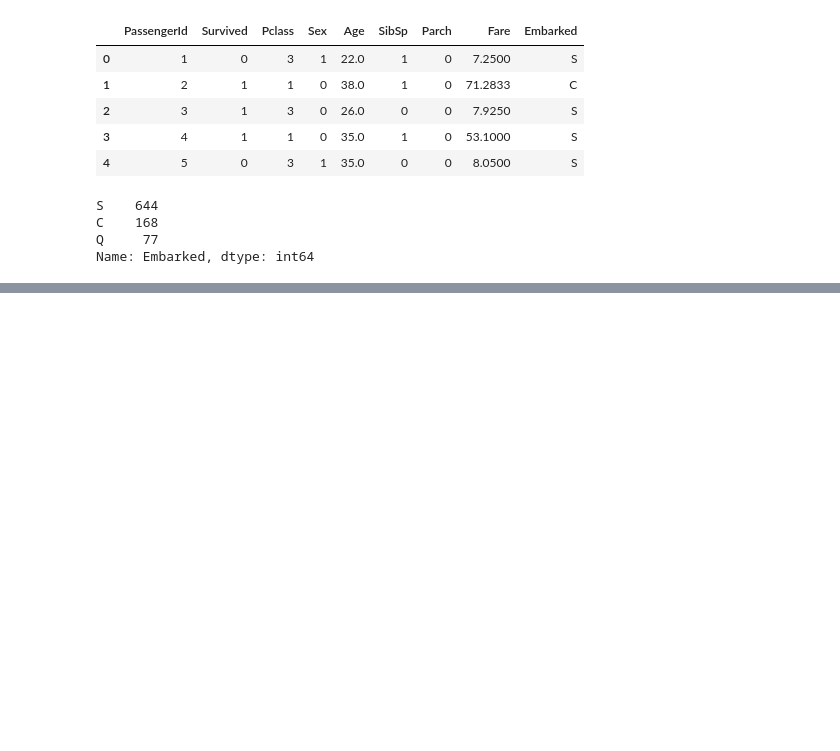
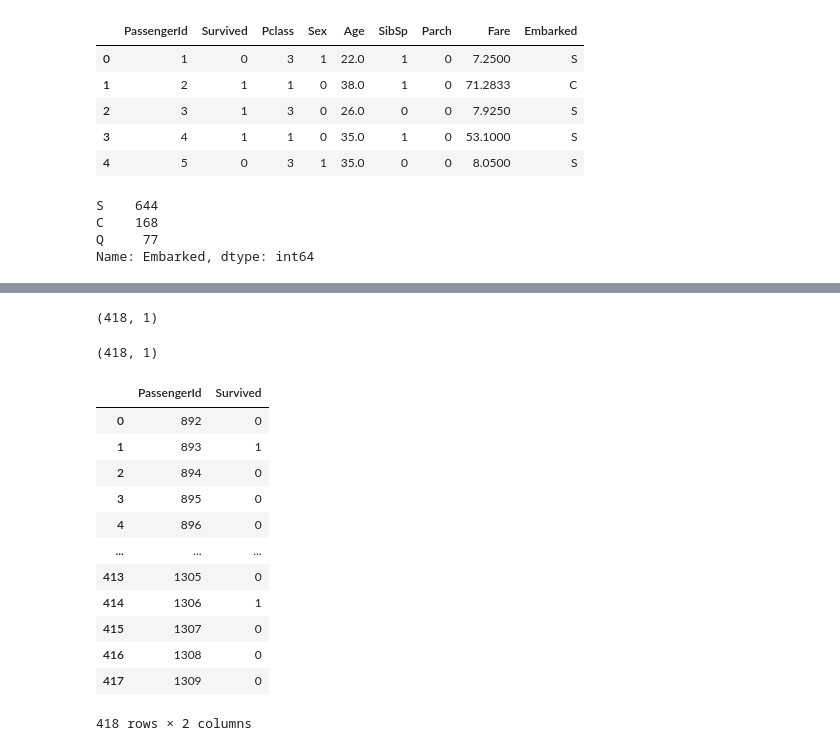
Before and after one commit to udaykirankavaturu/kaggle-titanic, a Jupyter notebook: titanic-competition.ipynb, the cells around one changed output, grey strips where cells are left out. Saved outputs shown, nothing was run; the diff lists cells and outputs as text; code cells hidden in the pictures; blank space fills up the shorter version.

```diff
--- a/titanic-competition.ipynb
+++ b/titanic-competition.ipynb
@@ -188,0 +238,2 @@ Epoch 20/20
+# %%
+y_pred = model.predict(df_encoded)
@@ -188,0 +242,32 @@ Epoch 20/20
+# %%
+y_pred.shape
+# %% [output]
+(418, 1)
+# %%
+threshold = 0.5
+y_pred_classes = (y_pred > threshold).astype(int)
+# %%
+y_pred_classes.shape
+# %% [output]
+(418, 1)
+# %%
+final_df = pd.DataFrame()
+# %%
+final_df['PassengerId'] = test_df.PassengerId
+final_df['Survived'] = y_pred_classes
+# %%
+final_df
+# %% [output]
+|  | PassengerId | Survived |
+| 0 | 892 | 0 |
+| 1 | 893 | 1 |
+| 2 | 894 | 0 |
+| 3 | 895 | 0 |
+| 4 | 896 | 0 |
+| ... | ... | ... |
+| 413 | 1305 | 0 |
+| 414 | 1306 | 1 |
+| 415 | 1307 | 0 |
+| 416 | 1308 | 0 |
+| 417 | 1309 | 0 |
+418 rows × 2 columns
```
Also changed, not shown: parts of 9 cells of this notebook.
